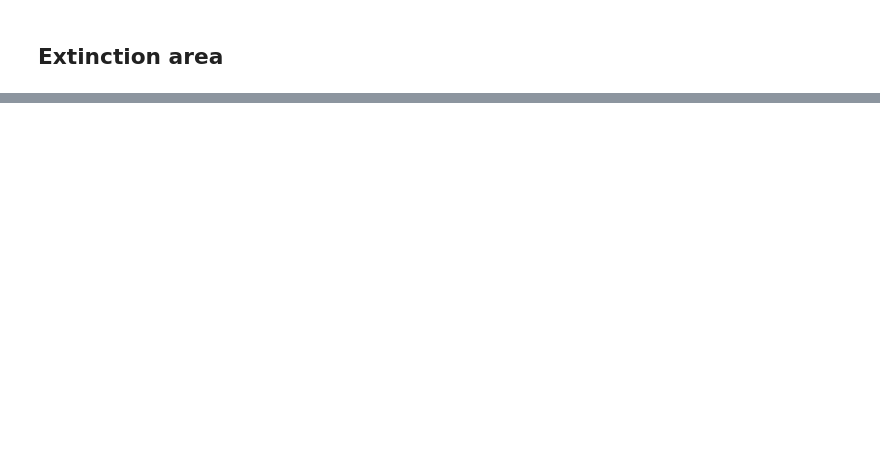
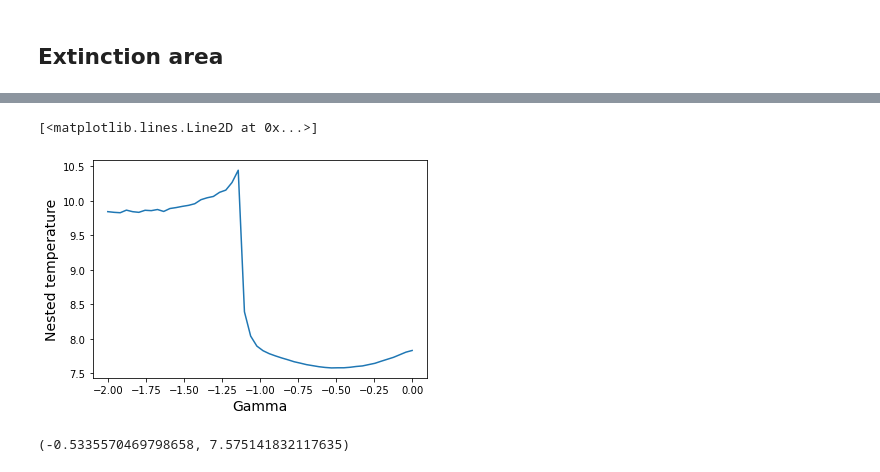
Before and after one commit to amazzoli/xymap, a Jupyter notebook: map_eco_matrix.ipynb, the cells around one changed output, grey strips where cells are left out. Cells and saved outputs as stored; diff of their text form; code cells hidden in the pictures; blank space fills up the shorter version.

```diff
--- a/map_eco_matrix.ipynb
+++ b/map_eco_matrix.ipynb
@@ -169,0 +176,13 @@ plt.plot(gammas, areas)
+# %%
+plt.xlabel('Gamma', fontsize=14)
+plt.ylabel('Nested temperature', fontsize=14)
+plt.plot(gammas, Ts)
+# %% [output]
+[<matplotlib.lines.Line2D at 0x...>]
+[figure, added]
+# %%
+# The following function seach for the minimum by following a simple grid search
+# It will take a few minutes since the matrix is quite big
+alg.find_best_nest_temp()
+# %% [output]
+(-0.5335570469798658, 7.575141832117635)
```
Also changed, not shown: parts of 22 cells of this notebook, 3 other files.
